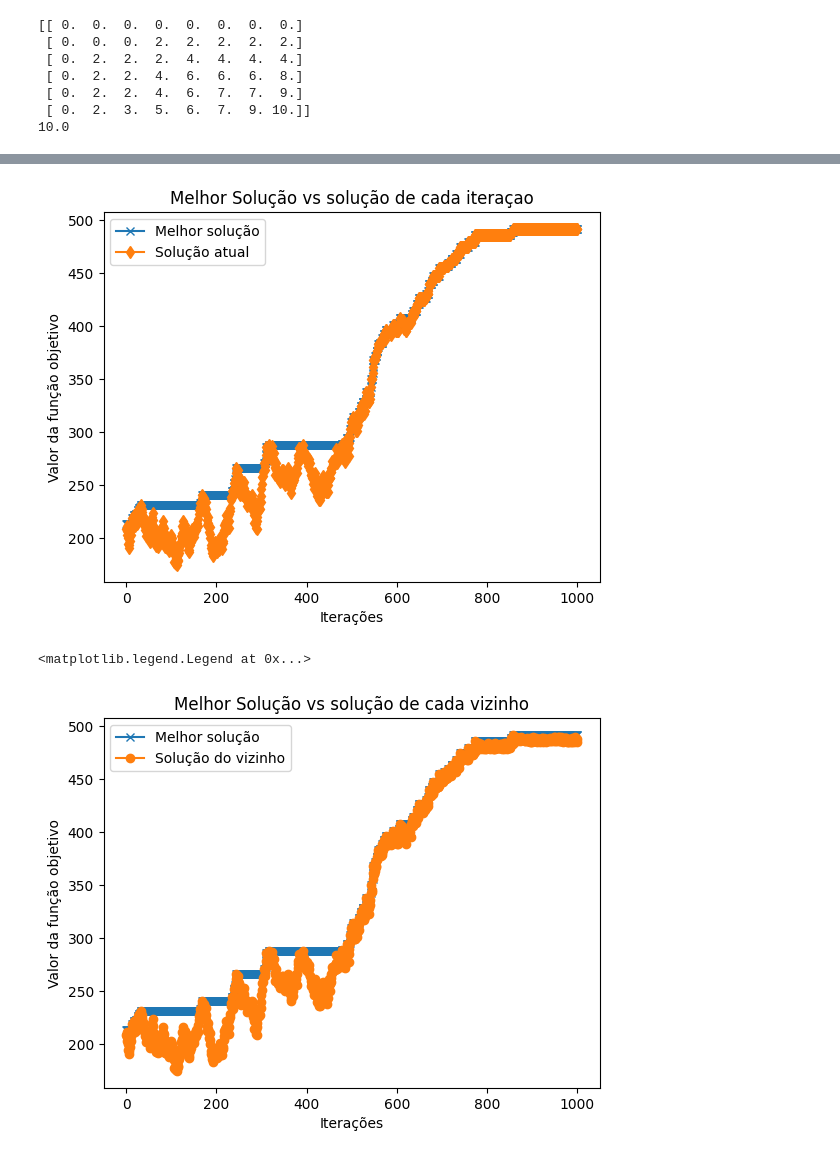
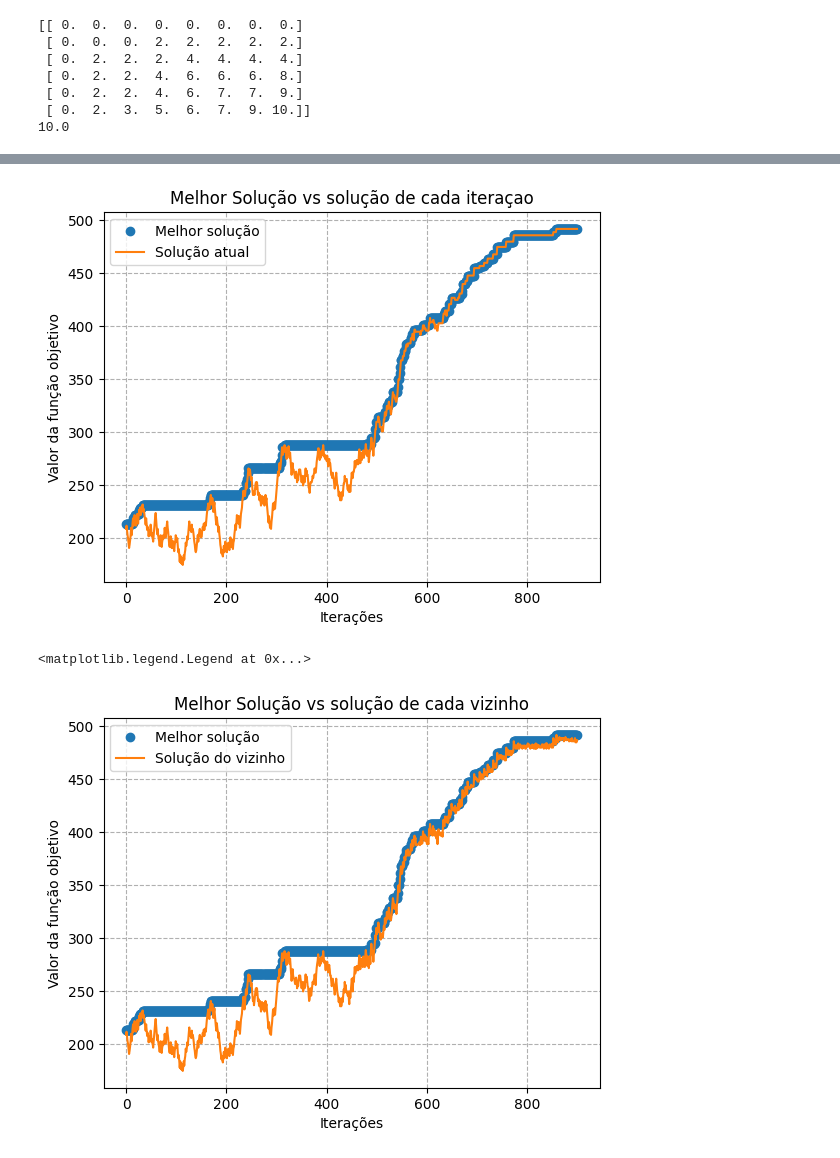
Before and after one commit to RICADINHO/TrabalhoOC, a Jupyter notebook: trabalho.ipynb, the cells around one changed output, grey strips where cells are left out. Saved outputs shown, nothing was run; the diff lists cells and outputs as text; code cells hidden in the pictures.

```diff
--- a/trabalho.ipynb
+++ b/trabalho.ipynb
@@ -54,7 +57,7 @@ num_items = len(valor_items)
 
 # ver video
 temperatura = 1000
-iteracoes = 1000
+iteracoes = 900
 arrefecer = 0.99
 lista_temp = []
 lista_prob = []
@@ -81,8 +84,9 @@ def calc_valor(solucao):
     return valor
 
 def sim_an(num, temp, iter,arr):
-    global lista_temp
+    global lista_temp, lista_atual, lista_melhor, lista_prob, lista_visinho
 
+    # comecar com uma solucao aleatoria
     solucao_temp = [random.choice([0,1]) for nada in range(num)]
     maximo_temp = calc_valor(solucao_temp)
 
@@ -97,7 +101,7 @@ def sim_an(num, temp, iter,arr):
         temp *= arr
         lista_temp.append(temp)
 
-        # faz o vizinho
+        # faz o vizinho a partir da solucao atual, calcula o seu valor
         visinho = solucao_temp[:]
         i = random.randint(0,num-1)
         visinho[i] = 1 - visinho[i]
@@ -107,14 +111,16 @@ def sim_an(num, temp, iter,arr):
         if temp == 0:
             prob = 0
         else:
-            prob = min(1,math.exp((visinho_val - maximo_temp) / temp))
+            prob = min(1,math.exp((visinho_val - maximo_temp) / temp)) # aqui vejo o minimo pq as vezes a prob ultrapassa o 1 e n quero isso
 
         if prob == 1:
             lista_prob.append(None)
         else:
             lista_prob.append(prob)
 
-        # muda o valor atual
+        # muda o valor atual dependendo ou da probabilidade ou do valor do vizinho
+        # se o valor do vizinho for maior que o maior valor entra
+        # ou entao se a probabilidade deixar entra, temperatura mais altas mais chance de entrar
         if visinho_val > maximo_temp or random.random() < prob:
             maximo_temp = visinho_val
             solucao_temp = visinho[:]
@@ -122,6 +128,7 @@ def sim_an(num, temp, iter,arr):
             if maximo_temp > maximo:
                 maximo = maximo_temp
                 solucao = solucao_temp[:]
+
         lista_melhor.append(maximo)
         lista_atual.append(maximo_temp)
         lista_visinho.append(visinho_val)
@@ -143,11 +150,11 @@ print(np.max(mochila(num_items+1,capacidade_mochila+1,valor_items,pesos_items)))
 fim = time.time()
 print("tempo execucao algoritmo normal "+str(fim-inicio))
 
-plt.plot(list(range(0,iteracoes)), lista_temp, color='blue', marker='', label='Temperatura')
+plt.plot(list(range(0,iteracoes)), lista_temp, color='blue', label='Temperatura')
 plt.title('Temperatura por iteração')
 plt.xlabel('Iterações')
 plt.ylabel('Temperatura')
-plt.grid(True, linestyle='--', alpha=1)
+plt.grid(True, linestyle='--')
 plt.legend()
 
 plt.show()
@@ -156,25 +163,27 @@ plt.plot(list(range(0,iteracoes)), lista_prob,'o', label='Probabilidade')
 plt.title('Probabilidade por iteração')
 plt.xlabel('Iterações')
 plt.ylabel('Probabilidade')
-plt.grid(True, linestyle='--', alpha=1)
+plt.grid(True, linestyle='--')
 plt.legend()
 
 plt.show()
 
-plt.plot(list(range(0,iteracoes)), lista_melhor, '-x', label='Melhor solução')
-plt.plot(list(range(0,iteracoes)), lista_atual, '-d', label='Solução atual')
+plt.plot(list(range(0,iteracoes)), lista_melhor, 'o', label='Melhor solução')
+plt.plot(list(range(0,iteracoes)), lista_atual, '-', label='Solução atual')
 plt.title('Melhor Solução vs solução de cada iteraçao')
 plt.xlabel('Iterações')
 plt.ylabel('Valor da função objetivo')
+plt.grid(True, linestyle='--')
 plt.legend()
 
 plt.show()
 
-plt.plot(list(range(0,iteracoes)), lista_melhor, '-x', label='Melhor solução')
-plt.plot(list(range(0,iteracoes)), lista_visinho, '-o', label='Solução do vizinho')
+plt.plot(list(range(0,iteracoes)), lista_melhor, 'o', label='Melhor solução')
+plt.plot(list(range(0,iteracoes)), lista_visinho, '-', label='Solução do vizinho')
 plt.title('Melhor Solução vs solução de cada vizinho')
 plt.xlabel('Iterações')
 plt.ylabel('Valor da função objetivo')
+plt.grid(True, linestyle='--')
 plt.legend()
 # %% [output]
 [990.0, 980.1, 970.299, 960.59601, 950.9900498999999, 941.480149401, 932.0653479069899, 922.74469442792, 913.5172474836407, 904.3820750088043, 895.3382542587163, 886.3848717161292, 877.5210229989679,  ...
@@ -189,6 +198,6 @@ tempo execucao algoritmo normal 0.04968547821044922
-[figure, old version]
+[figure, new version]
 <matplotlib.legend.Legend at 0x...>
-[figure, old version]
+[figure, new version]
 # %%
 random.seed(2)
 capacidade_mochila = random.randint(450,550)
```
Also changed, not shown: parts of 3 cells of this notebook.
